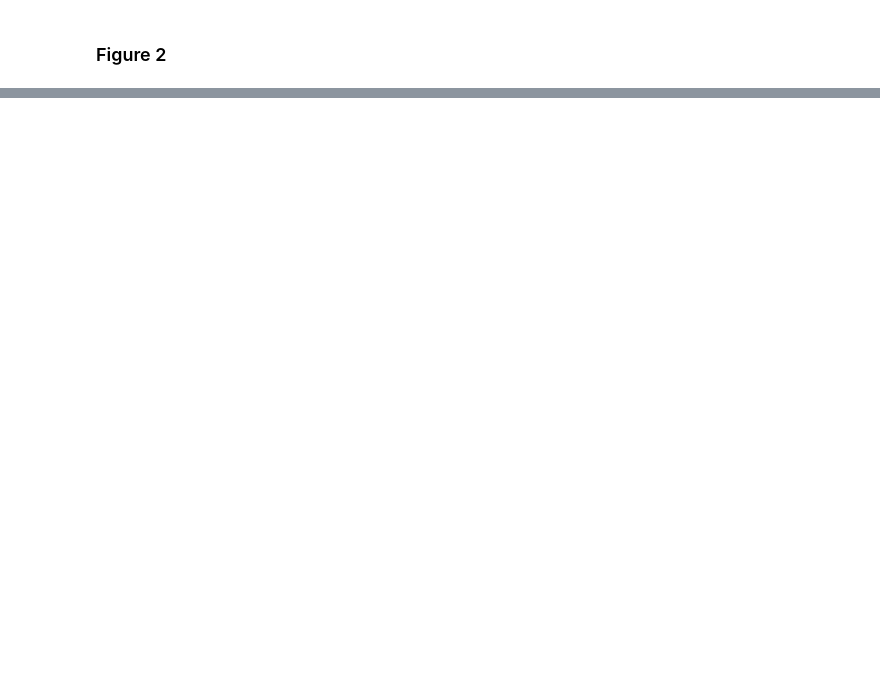
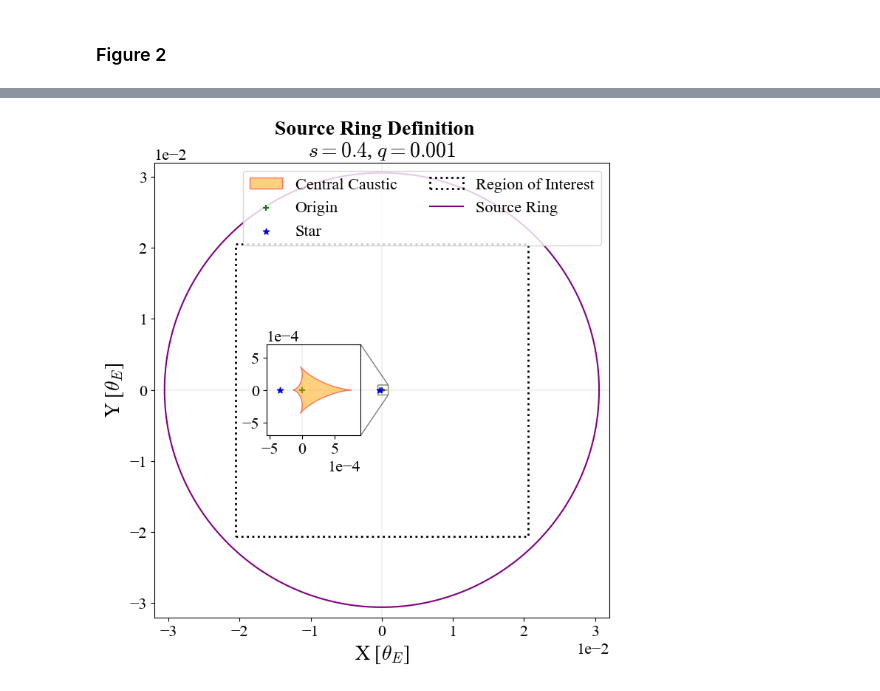
Before and after one commit to saividyud/NBLens, a Jupyter notebook: Unity Analysis/Honors Thesis/all_plots.ipynb, the cells around one changed output, grey strips where cells are left out. Drawn from its saved outputs; the diff is of its cells as text; code cells hidden in the pictures; blank space fills up the shorter version.

```diff
--- a/Unity Analysis/Honors Thesis/all_plots.ipynb
+++ b/Unity Analysis/Honors Thesis/all_plots.ipynb
@@ -253,0 +446,92 @@ plt.show()
+# %%
+s = 0.4
+q = 1e-3
+
+lens_attributes = np.array([
+    [0, 0, 1],
+    [s, 0, q]
+])
+
+caustics = VBM.Caustics(s, q)
+caustics = np.array(caustics, dtype=object)
+
+center_of_mass = np.average(lens_attributes[:, :2], axis=0, weights=lens_attributes[:, 2])
+center_of_magnification = np.array([q / ((1 + q) * (s + 1/s)), 0])
+
+desired_offset = center_of_magnification
+
+pixels, ang_width, (qs, ss), cusp_points, (max_source_radius, min_source_radius) = IRSF.IRSFunctions._ang_width_calculator(lens_attributes, pixels_in_small_source=10, cm_offset='auto', cm_translation=desired_offset)
+
+lens_attributes[:, :2] -= desired_offset
+
+x = caustics[2][0] + center_of_mass[0] - desired_offset[0]
+y = caustics[2][1] + center_of_mass[1] - desired_offset[1]
+points = np.array([x, y]).T
+
+fig = plt.figure()
+ax = fig.add_subplot()
+
+fig.suptitle('Source Ring Definition', y=0.95)
+
+# for caustic_points in cusp_points:
+#     ax.scatter(caustic_points[:, 0], caustic_points[:, 1], color='red', marker='.', label='Cusps', s=100)
+
+fpr = patches.Polygon(points, closed=False, fill=True, edgecolor='red', label='Central Caustic', facecolor='orange', alpha=0.5)
+ax.add_patch(fpr)
+
+ax.scatter(0, 0, color='green', marker='+', label='Origin')
+ax.scatter(lens_attributes[0, 0], lens_attributes[0, 1], color='blue', marker='*', label='Star')
+
+map_patch = patches.Rectangle((-ang_width/2, -ang_width/2), ang_width, ang_width, fill=None, edgecolor='black', linestyle=':', linewidth=2, label='Region of Interest')
+ax.add_patch(map_patch)
+
+u = 1.05 * ang_width / np.sqrt(2)
+
+# Defining ring slightly larger than magnification map extent
+thetas = np.linspace(0, 2*np.pi, 10000, endpoint=True)
+xs = u * np.cos(thetas)
+ys = u * np.sin(thetas)
+
+ax.plot(xs, ys, color='purple', label='Source Ring')
+
+ax.set_aspect('equal')
+
+view = 0.032
+offset = 0
+ax.set_xlim(-view+offset, view+offset)
+ax.set_ylim(-view, view)
+
+ax.set_title(f'$s = {s}$, $q = {q}$')
+ax.set_xlabel(r'X [$\theta_E$]')
+ax.set_ylabel(r'Y [$\theta_E$]')
+
+ax.hlines(0, -view, view, colors='black', linestyles='dashed', linewidth=0.1)
+ax.vlines(0, -view, view, colors='black', linestyles='dashed', linewidth=0.1)
+
+# Inset 1: Central caustic magnification [-0.05, 0.05] x [-0.05, 0.05]
+axins1 = ax.inset_axes([0.2, 0.4, 0.3, 0.2])
+axins1.add_patch(patches.Polygon(
+    points, closed=False, fill=True,
+    edgecolor='red', facecolor='orange', alpha=0.5, zorder=5, label='Central\nCaustic'))
+axins1.scatter(lens_attributes[0, 0], lens_attributes[0, 1],
+          color='blue', marker='*', label='Star')
+axins1.scatter(0, 0,
+          color='green', marker='+', label='Origin')
+axins1.set_xlim(-0.00055, 0.0009)
+axins1.set_ylim(-0.0007, 0.0007)
+axins1.set_aspect('equal')
+axins1.hlines(0, -view, view, colors='black', linestyles='dashed', linewidth=0.1)
+axins1.vlines(0, -view, view, colors='black', linestyles='dashed', linewidth=0.1)
+ax.indicate_inset_zoom(axins1, edgecolor='black')
+axins1.ticklabel_format(style='sci', axis='both', scilimits=(0,0))
+
+# Make axes ticks in scientific notation
+ax.ticklabel_format(style='sci', axis='both', scilimits=(0,0))
+
+ax.legend(ncol=2, loc='upper right')
+
+# fig.savefig('./Figures/Source Ring Definition.png', dpi=300)
+
+plt.show()
+# %% [output]
+[figure, added]
```
Also changed, not shown: parts of 33 cells of this notebook, 20 other files.
